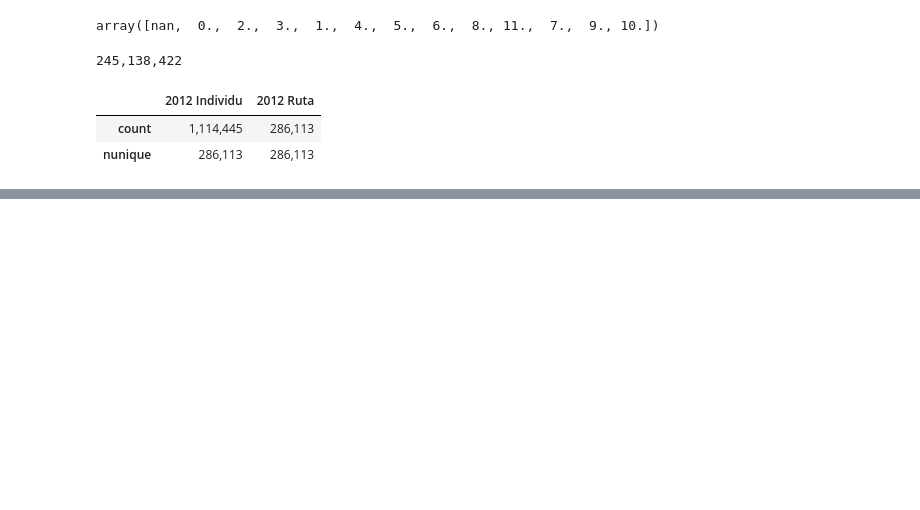
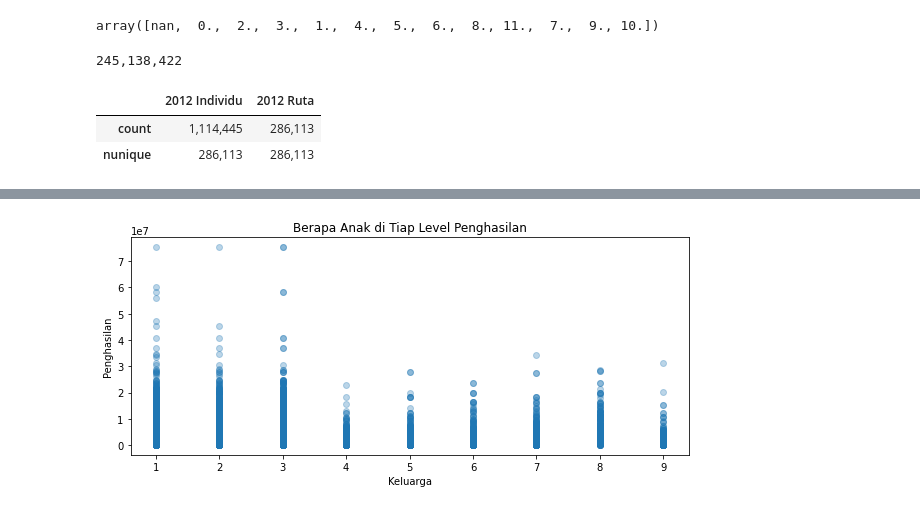
Before and after one commit to fajarsenoadi/Project-Lab---Susenas, a Jupyter notebook: Project Lab - Jumlah Anak di Rumah Tangga 2012.ipynb, the cells around one changed output, grey strips where cells are left out. Cells and saved outputs as stored; diff of their text form; code cells hidden in the pictures; blank space fills up the shorter version.

```diff
--- a/Project Lab - Jumlah Anak di Rumah Tangga 2012.ipynb
+++ b/Project Lab - Jumlah Anak di Rumah Tangga 2012.ipynb
@@ -127,0 +243,14 @@ plt.show()
+# %%
+# Anak di setiap Keluarga
+x_urut = anak_penghasilan["HB"]
+y_anak = anak_penghasilan["EXP_CAP"]
+
+# Plot
+plt.scatter(x_urut, y_anak, alpha=0.3)
+plt.title('Berapa Anak di Tiap Level Penghasilan')
+plt.xlabel('Keluarga')
+plt.ylabel('Penghasilan')
+plt.rcParams['figure.figsize'] = [10,10]
+plt.show()
+# %% [output]
+[figure, added]
```
Also changed, not shown: parts of 27 cells of this notebook.
